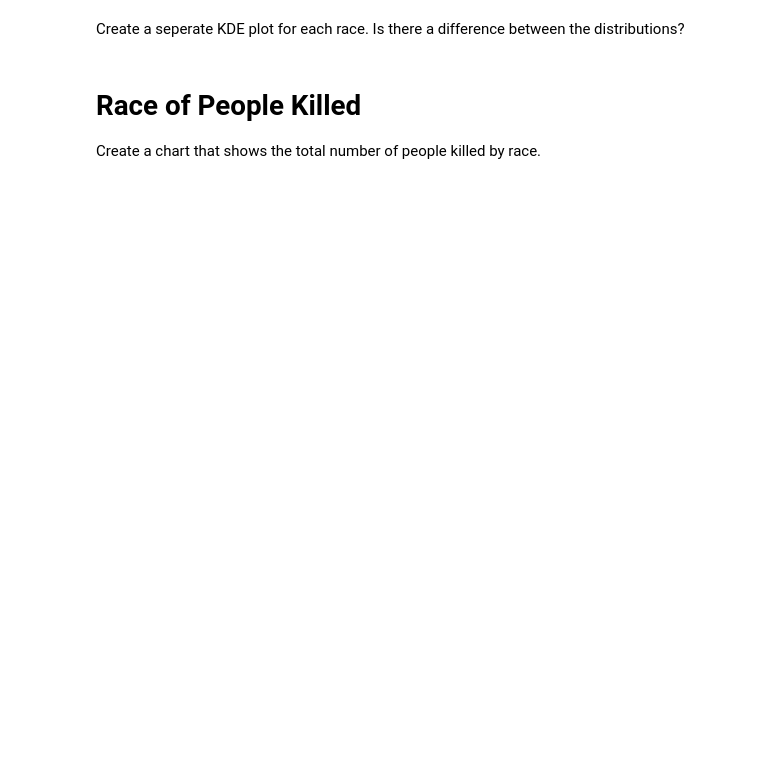
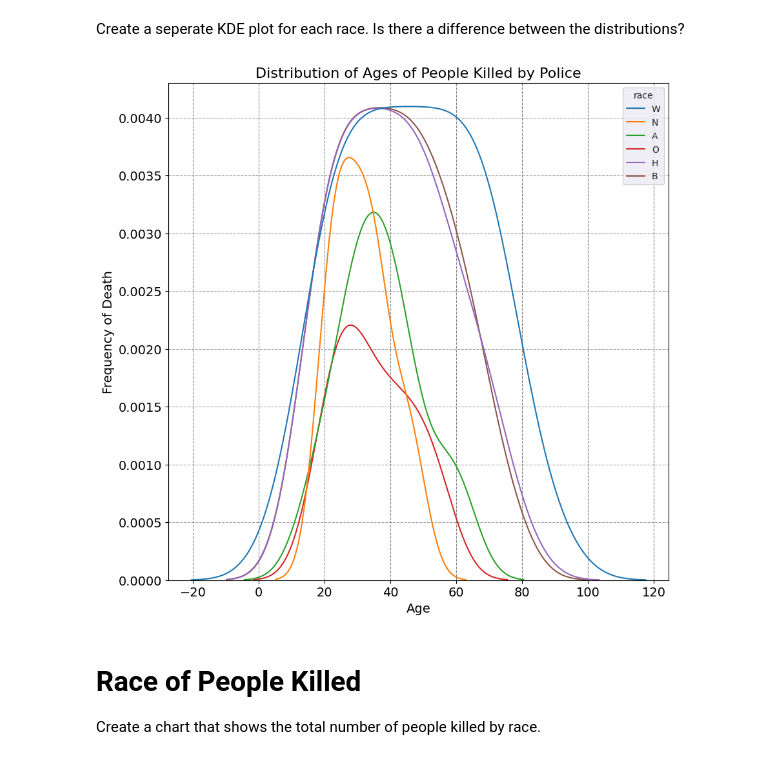
Before and after one commit to KushalRegmi61/100_DAYS_OF_LEARNING_PYTHON, a Jupyter notebook: DAY_100_AnalysingDethInvolvingPoliceinUS/DAY_100_Fatal_Force.ipynb, the cells around one changed output. Drawn from its saved outputs; the diff is of its cells as text; code cells hidden in the pictures; blank space fills up the shorter version.

```diff
--- a/DAY_100_AnalysingDethInvolvingPoliceinUS/DAY_100_Fatal_Force.ipynb
+++ b/DAY_100_AnalysingDethInvolvingPoliceinUS/DAY_100_Fatal_Force.ipynb
@@ -587,5 +674,38 @@ Create a histogram and KDE plot that shows the distribution of ages of the peopl
 # %% [markdown]
 Create a seperate KDE plot for each race. Is there a difference between the distributions?
+# %%
+df_fatalities.race.isna().sum()
+
+# dropping NaN values for the races
+clean_fatalities = df_fatalities.dropna(subset=['race'])
+clean_fatalities.head()
+
+# grouping no of people killed by race
+race_df = clean_fatalities.groupby(['age', 'race']).agg(race_death_count=('race', 'count')).reset_index()
+race_df.sort_values('race_death_count', ascending=True, inplace=True)
+
+race_df.head()
+
+# creating a KDE plot for each race
+plt.figure(figsize=(10, 10))
+plt.grid(color='grey', linestyle='--')
+plt.yticks(fontsize=14)
+plt.xticks( fontsize=14)
+with sns.axes_style('darkgrid'):
+  fig = sns.kdeplot(
+      data=race_df,
+      x='age',
+      hue='race',
+
+  )
+  # Customizing the plot
+  plt.title('Distribution of Ages of People Killed by Police', fontsize=16)
+  plt.xlabel('Age', fontsize=14)
+  plt.ylabel('Frequency of Death', fontsize=14)
+  plt.grid(axis='y', linestyle='--', alpha=0.7)
+  plt.show()
+# %% [output]
+[figure, added]
 # %% [markdown]
 # Race of People Killed
 
```
Also changed, not shown: parts of 11 cells of this notebook.
